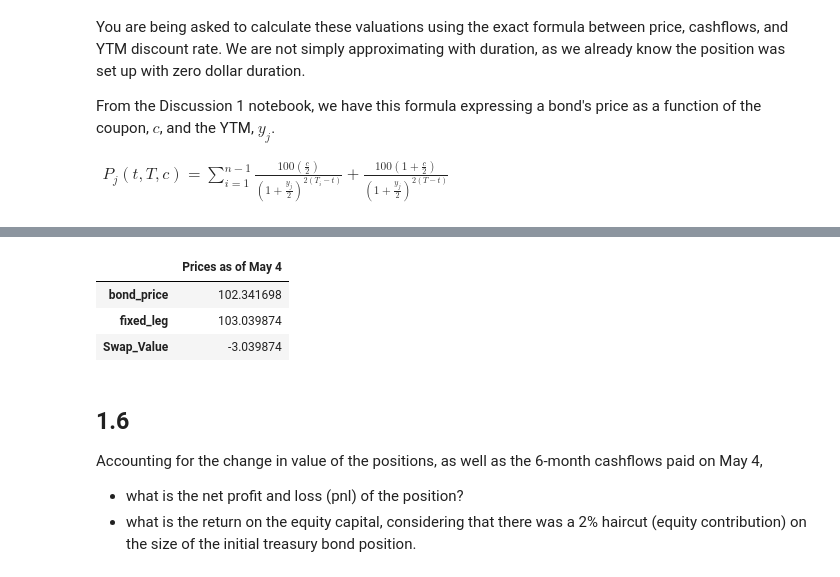
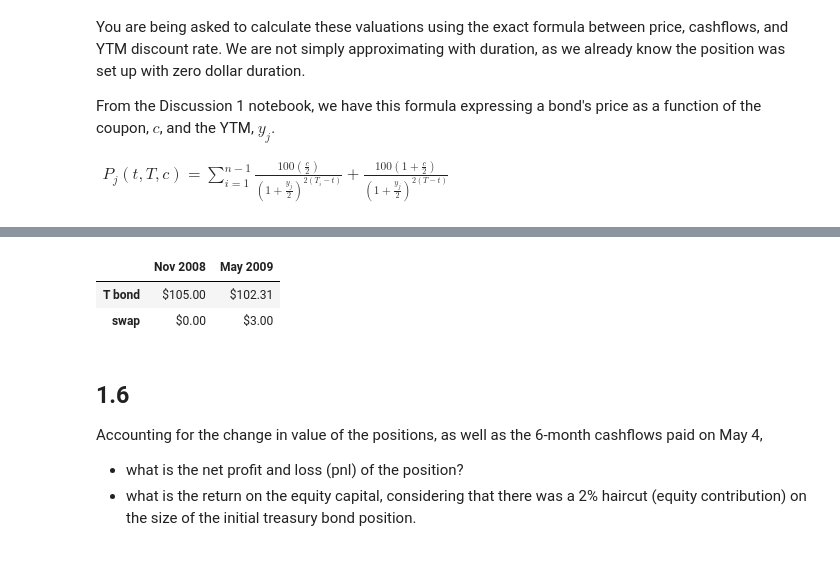
Before and after one commit to dcstein22/finm-fixedincome-2023, a Jupyter notebook: homework/Homework 3.ipynb, the cells around one changed output, grey strips where cells are left out. Saved outputs shown, nothing was run; the diff lists cells and outputs as text; code cells hidden in the pictures.

```diff
--- a/homework/Homework 3.ipynb
+++ b/homework/Homework 3.ipynb
@@ -203,3 +213,14 @@ $\begin{align*}
 P_j(t,T,c) = \sum_{i=1}^{n-1}\frac{100\left(\frac{c}{2}\right)}{\left(1+\frac{y_j}{2}\right)^{2(T_i-t)}} + \frac{100\left(1+\frac{c}{2}\right)}{\left(1+\frac{y_j}{2}\right)^{2(T-t)}}
 \end{align*}
 $
+# %%
+def price_treasury_ytm(time_to_maturity, ytm, cpnrate, freq = 2, face = 100):
+    c = cpnrate/freq
+    y = ytm/freq
+    tau = round(time_to_maturity*freq)
+    pv = 0
+    for i in range(1, tau):
+        pv += 1/(1+y)**i
+    pv = c*pv + (1+c)/(1+y)**tau
+    pv *= face
+    return pv
@@ -206,18 +237,22 @@ $
 # %%
-ytm = 0.0436
-swap_rate = .0408
-price_bond_may = pv(ytm, CF_bonds.loc['30-Year-Bond',:].values, maturidy_grid.values, freq = 2)
-price_fixed_may = pv(swap_rate, CF_bonds.loc['Fixed-Swap',:].values, maturidy_grid.values, freq = 2)
-df = pd.DataFrame([price_bond_may,price_fixed_may], index = ['bond_price','fixed_leg'])
-df.loc['Swap_Value',:] = 100 - df.loc['fixed_leg',:]
+prices = pd.DataFrame(index = ['T bond','swap'], dtype = float, columns=['Nov 2008'])
 
-df.columns = ['Prices as of May 4']
-df
+
+if USE_PAR_TBOND:
+    prices.loc['T bond','Nov 2008'] = price_treasury_ytm(tau0, summary.loc['YTM','Nov 2008'], summary.loc['Coupon Rate','Nov 2008'])
+else:
+    prices.loc['T bond','Nov 2008'] = TPRICE
+
+prices.loc['swap','Nov 2008'] = PAR - PAR
+
+prices.loc['T bond','May 2009'] = price_treasury_ytm(tau1, summary.loc['YTM','May 2009'], summary.loc['Coupon Rate','Nov 2008'])
+prices.loc['swap','May 2009'] = price_treasury_ytm(tau1, summary.loc['Swap Rate','May 2009'], summary.loc['Swap Rate','Nov 2008']) - PAR
+
+prices.style.format('${:,.2f}')
 # %% [output]
-|  | Prices as of May 4 |
-| bond_price | 102.341698 |
-| fixed_leg | 103.039874 |
-| Swap_Value | -3.039874 |
+|  | Nov 2008 | May 2009 |
+| T bond | $105.00 | $102.31 |
+| swap | $0.00 | $3.00 |
 # %% [markdown]
 ## 1.6
 
```
Also changed, not shown: parts of 9 cells of this notebook, 8 other files.
